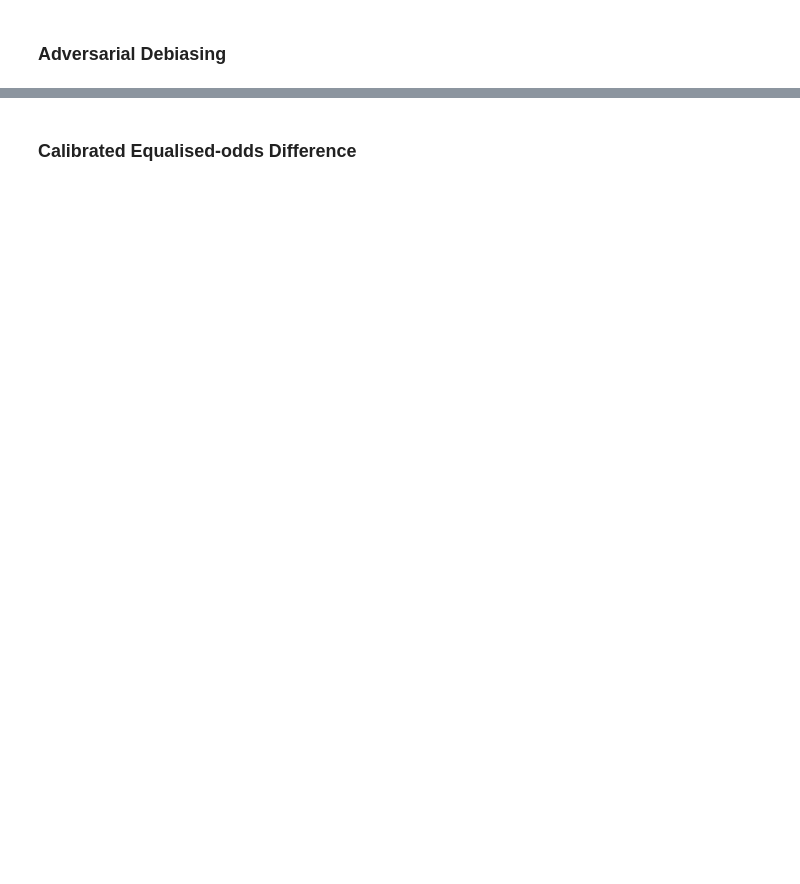
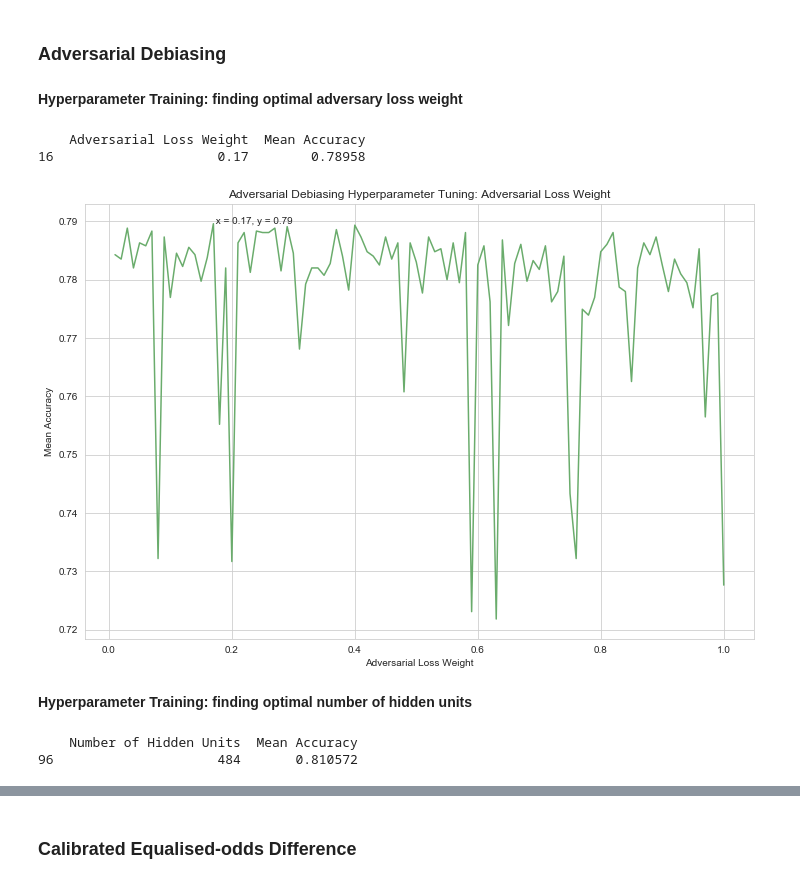
Before and after one commit to megantennies/FYP, a Jupyter notebook: FYP_CODE_LR.ipynb, the cells around one changed output, grey strips where cells are left out. Saved outputs shown, nothing was run; the diff lists cells and outputs as text; code cells hidden in the pictures; blank space fills up the shorter version.

```diff
--- a/FYP_CODE_LR.ipynb
+++ b/FYP_CODE_LR.ipynb
@@ -287,0 +551,48 @@ LR_results_df
+# %%
+X_train, X_test, y_train, y_test = train_test_split(X, y, random_state = 1234567)
+data_preproc = make_column_transformer((OneHotEncoder(sparse = False, handle_unknown = 'ignore'),
+        X_train.dtypes == 'category'), remainder = StandardScaler())
+X_train = pd.DataFrame(data_preproc.fit_transform(X_train), index = X_train.index)
+X_test = pd.DataFrame(data_preproc.transform(X_test), index = X_test.index)
+# %% [markdown]
+**Hyperparameter Training: finding optimal adversary loss weight**
+# %%
+def find_loss_weights(loss_weights):
+    weights = {'Adversarial Loss Weight': [], 'Mean Accuracy': []}
+    for weight in loss_weights:
+        ad = SKLearnAdversarialDebiasing(prot_attr = 'race', adversary_loss_weight = weight)
+        ad = ad.fit(X_train, y_train)
+        acc_score = ad.score(X_train, y_train)
+        weights['Adversarial Loss Weight'].append(weight)
+        weights['Mean Accuracy'].append(acc_score)
+    return pd.DataFrame(weights)
+# %%
+loss_weights = [i for i in np.linspace(0.01, 1.0, 100)]
+weights = find_loss_weights(loss_weights = loss_weights)
+# %%
+def plot_params(param, metric, param_data, best_x, best_y, title, file_name):
+    plt.figure(figsize = (12, 8))
+    sns.set_style('whitegrid')
+    ax = sns.lineplot(x = param, y = metric, data = param_data, color = '#6aac6c')
+    if param == 'Adversarial Loss Weight':
+        ax.annotate(s = ' x = {:.2f}, y = {:.2f}'.format(best_x, best_y), xy = (best_x, best_y))
+    elif param == 'Number of Hidden Units':
+        ax.annotate(s = ' x = {:}, \n y = {:.2f}'.format(best_x, best_y), xy = (best_x, best_y))
+    plt.title(title)
+    plt.savefig(file_name, bbox_inches = 'tight')
+# %%
+max = weights['Mean Accuracy'].max()
+weight = weights.loc[weights['Mean Accuracy'] == max]
+print(weight)
+# %% [output]
+    Adversarial Loss Weight  Mean Accuracy
+16                     0.17        0.78958
+# %%
+plot_params(param = 'Adversarial Loss Weight', metric = 'Mean Accuracy',
+    param_data = weights, best_x = 0.17, best_y = 0.78958,
+    file_name = 'debiased_params_weights.png',
+    title = 'Adversarial Debiasing Hyperparameter Tuning: Adversarial Loss Weight')
+# %% [output]
+[figure, added]
+# %% [markdown]
+**Hyperparameter Training: finding optimal number of hidden units**
@@ -287,0 +612,7 @@ LR_results_df
+# %%
+max = units['Mean Accuracy'].max()
+unit = units.loc[units['Mean Accuracy'] == max]
+print(unit)
+# %% [output]
+    Number of Hidden Units  Mean Accuracy
+96                     484       0.810572
```
Also changed, not shown: parts of 95 cells of this notebook, 50 other files.
